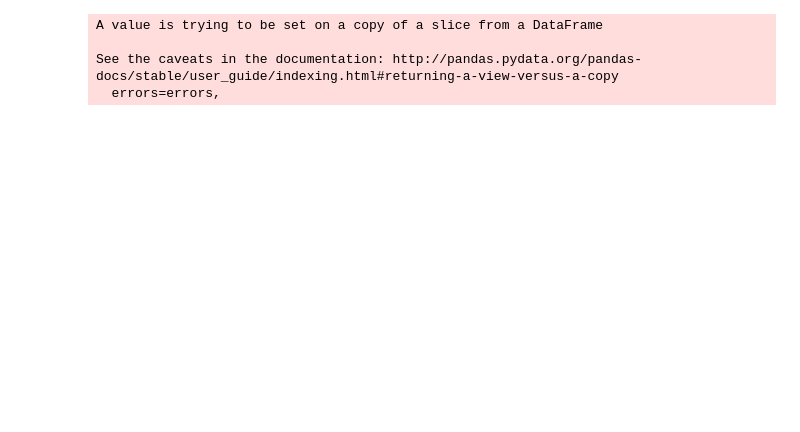
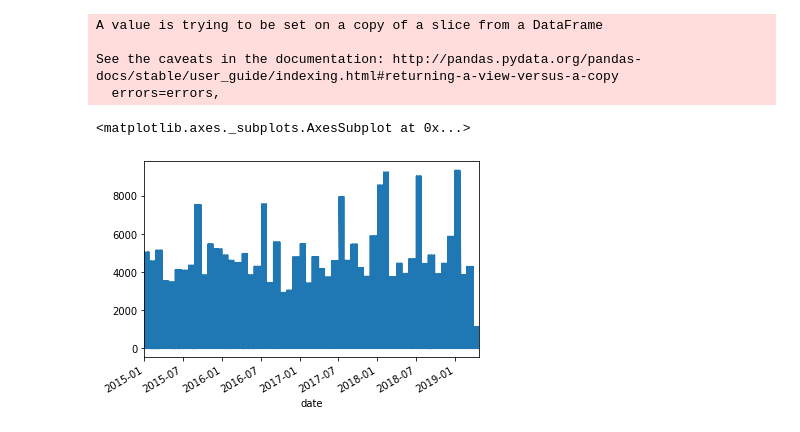
Before and after one commit to izhako/Python_DB_script, a Jupyter notebook: work/Untitled (1).ipynb, the cells around one changed output. Cells and saved outputs as stored; diff of their text form; code cells hidden in the pictures; blank space fills up the shorter version.

```diff
--- a/work/Untitled (1).ipynb
+++ b/work/Untitled (1).ipynb
@@ -71,3 +72,10 @@ X_train = train.loc[:, train.columns!='Sales']
 X_test = test.loc[:, test.columns!='Sales']
 y_train = train['Sales']
 y_test = test['Sales']
+# %%
+data.set_index('date', inplace = True)
+# %%
+data['Sales'].plot()
+# %% [output]
+<matplotlib.axes._subplots.AxesSubplot at 0x...>
+[figure, added]
```
Also changed, not shown: parts of 7 cells of this notebook.
